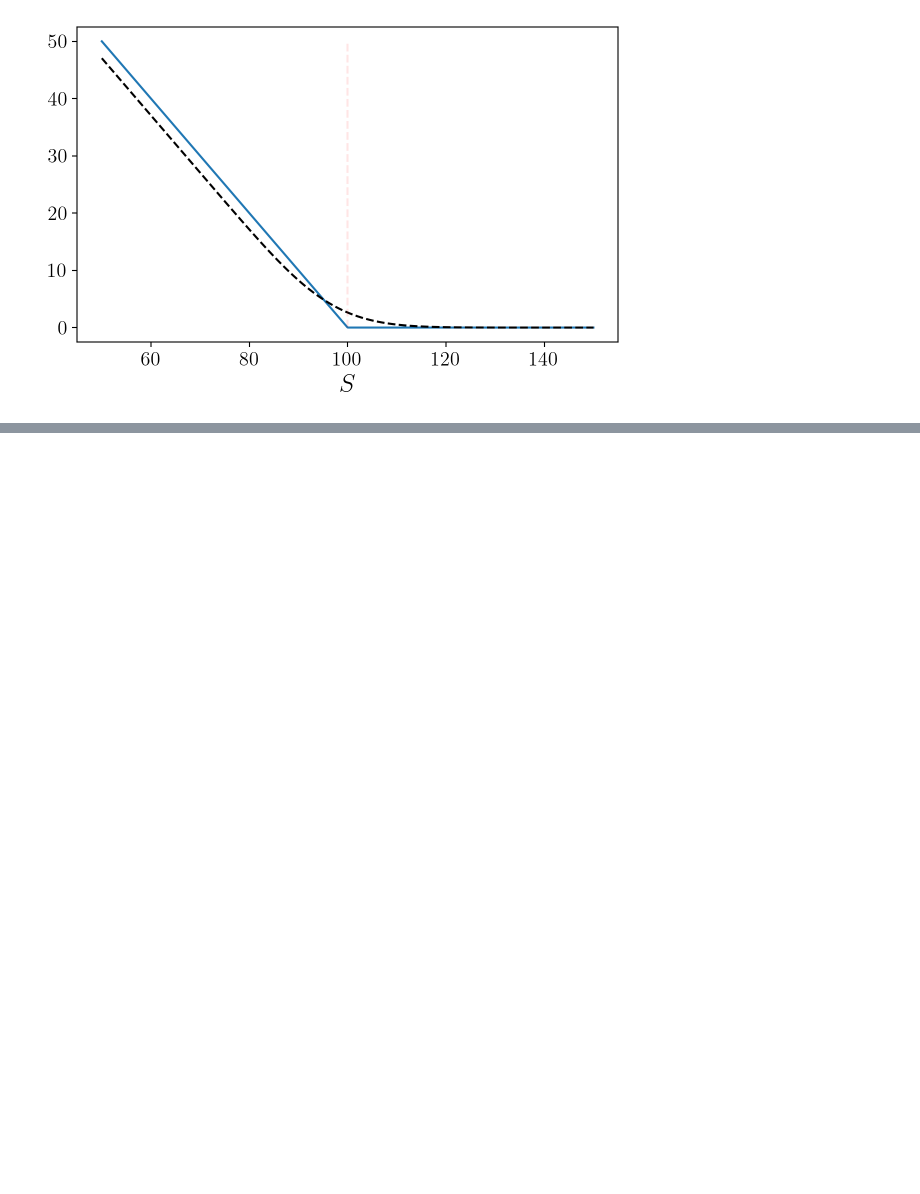
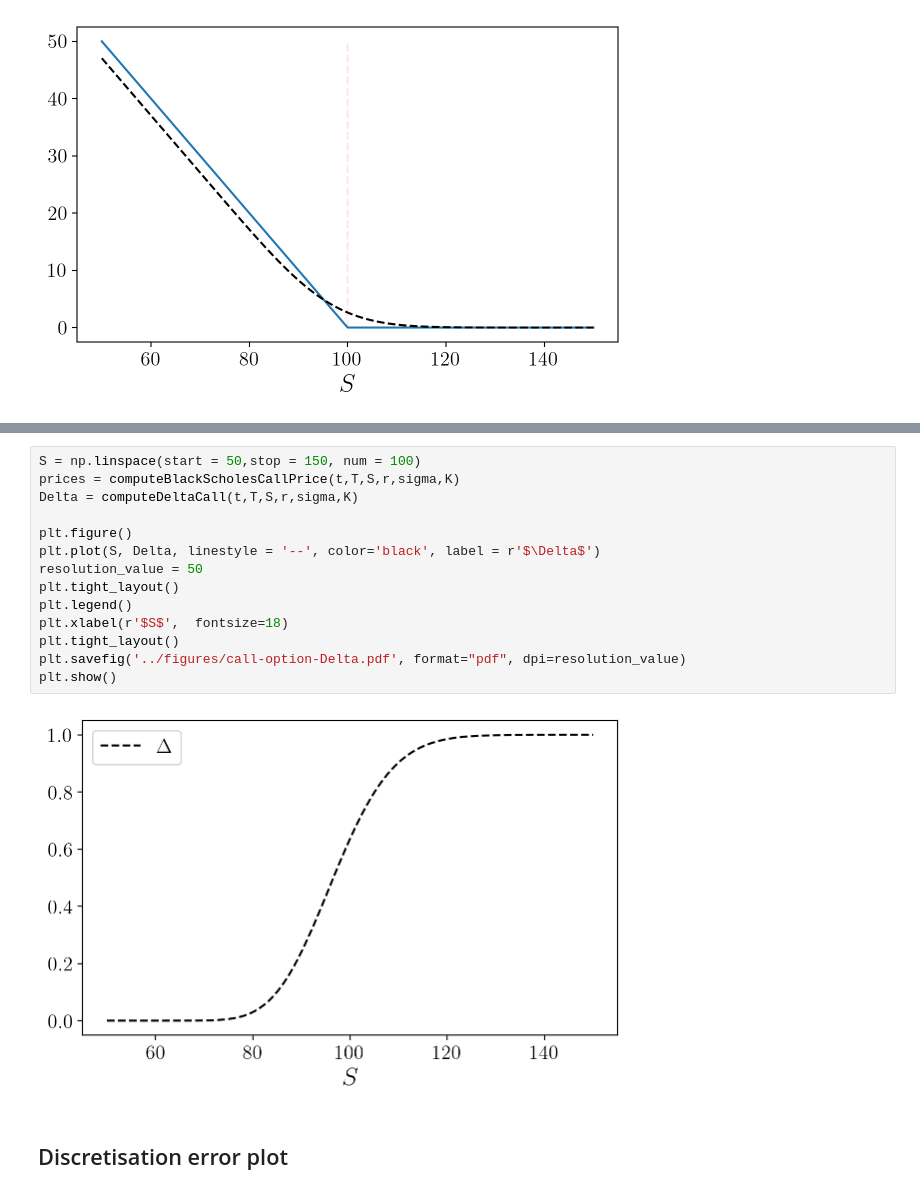
Before and after one commit to leandro-sbetancourt/oxford-financial-derivatives, a Jupyter notebook: notebooks/ch9&10-option-prices.ipynb, the cells around one changed output, grey strips where cells are left out. Drawn from its saved outputs; the diff is of its cells as text; blank space fills up the shorter version.

```diff
--- a/notebooks/ch9&10-option-prices.ipynb
+++ b/notebooks/ch9&10-option-prices.ipynb
@@ -97,0 +142,18 @@ plt.show()
+# %%
+S = np.linspace(start = 50,stop = 150, num = 100)
+prices = computeBlackScholesCallPrice(t,T,S,r,sigma,K)
+Delta = computeDeltaCall(t,T,S,r,sigma,K)
+
+plt.figure()
+plt.plot(S, Delta, linestyle = '--', color='black', label = r'$\Delta$')
+resolution_value = 50
+plt.tight_layout()
+plt.legend()
+plt.xlabel(r'$S$',  fontsize=18)
+plt.tight_layout()
+plt.savefig('../figures/call-option-Delta.pdf', format="pdf", dpi=resolution_value)
+plt.show()
+# %% [output]
+[figure, added]
+# %% [markdown]
+## Discretisation error plot
```
Also changed, not shown: parts of 12 cells of this notebook.
